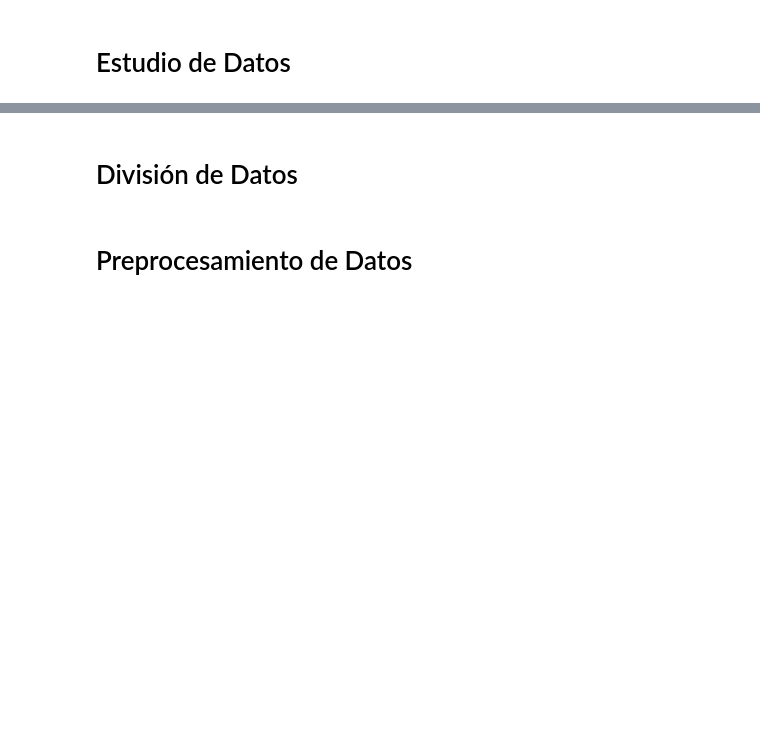
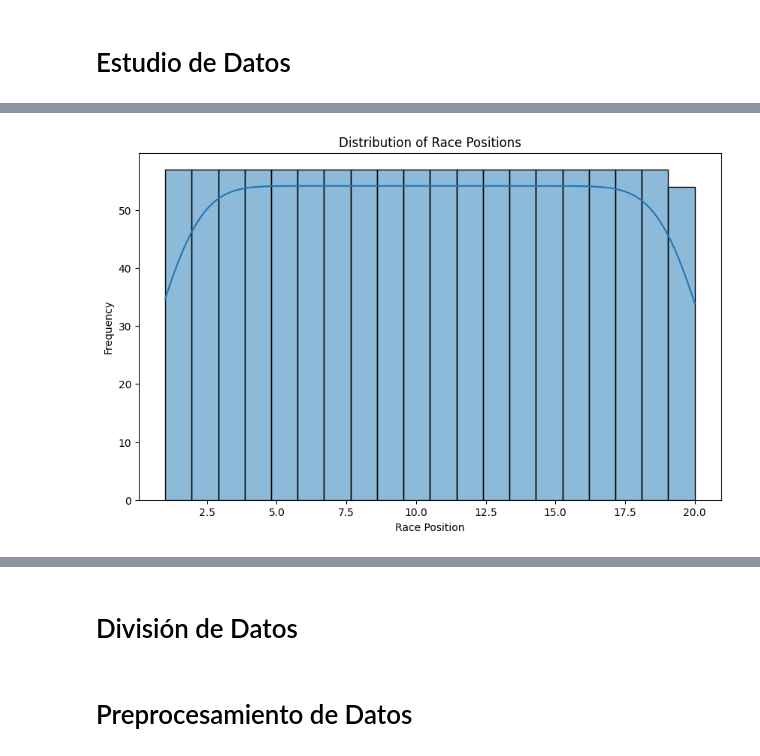
Before and after one commit to DiogoFabricioAG/Pull-Test, a Jupyter notebook: DCCarreras/DCCarreras.ipynb, the cells around one changed output, grey strips where cells are left out. Cells and saved outputs as stored; diff of their text form; code cells hidden in the pictures; blank space fills up the shorter version.

```diff
--- a/DCCarreras/DCCarreras.ipynb
+++ b/DCCarreras/DCCarreras.ipynb
@@ -34,0 +76,12 @@ df.head()
+# %%
+# Distribución Grafica
+
+# ¿Cómo se ve la distribución de las posiciones finales en las carreras?
+plt.figure(figsize=(10, 6))
+sns.histplot(x='Race_Position', data=df, bins=20, kde=True) # Using a histogram instead of countplot
+plt.title('Distribution of Race Positions')
+plt.xlabel('Race Position')
+plt.ylabel('Frequency')
+plt.show()
+# %% [output]
+[figure, added]
```
Also changed, not shown: parts of 7 cells of this notebook.
